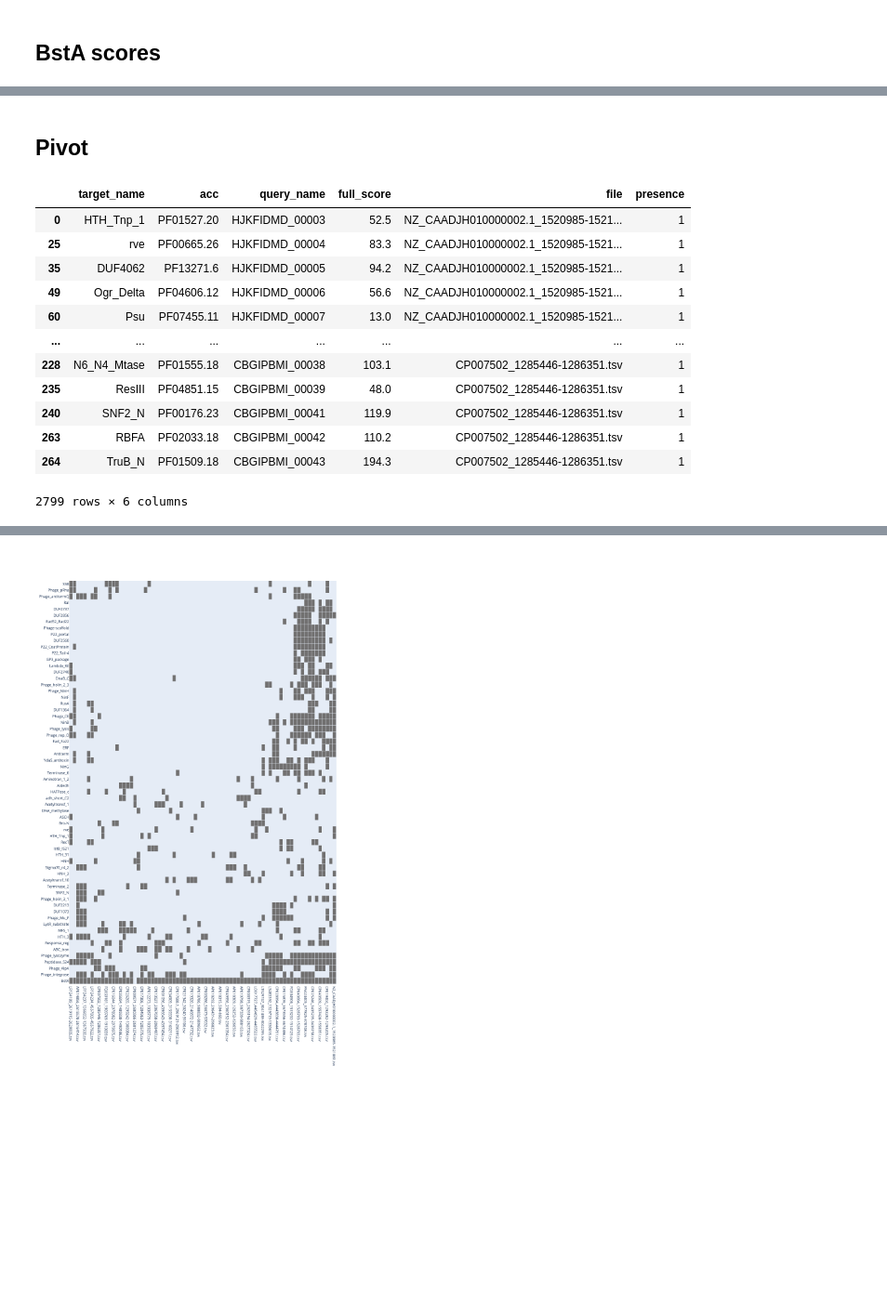
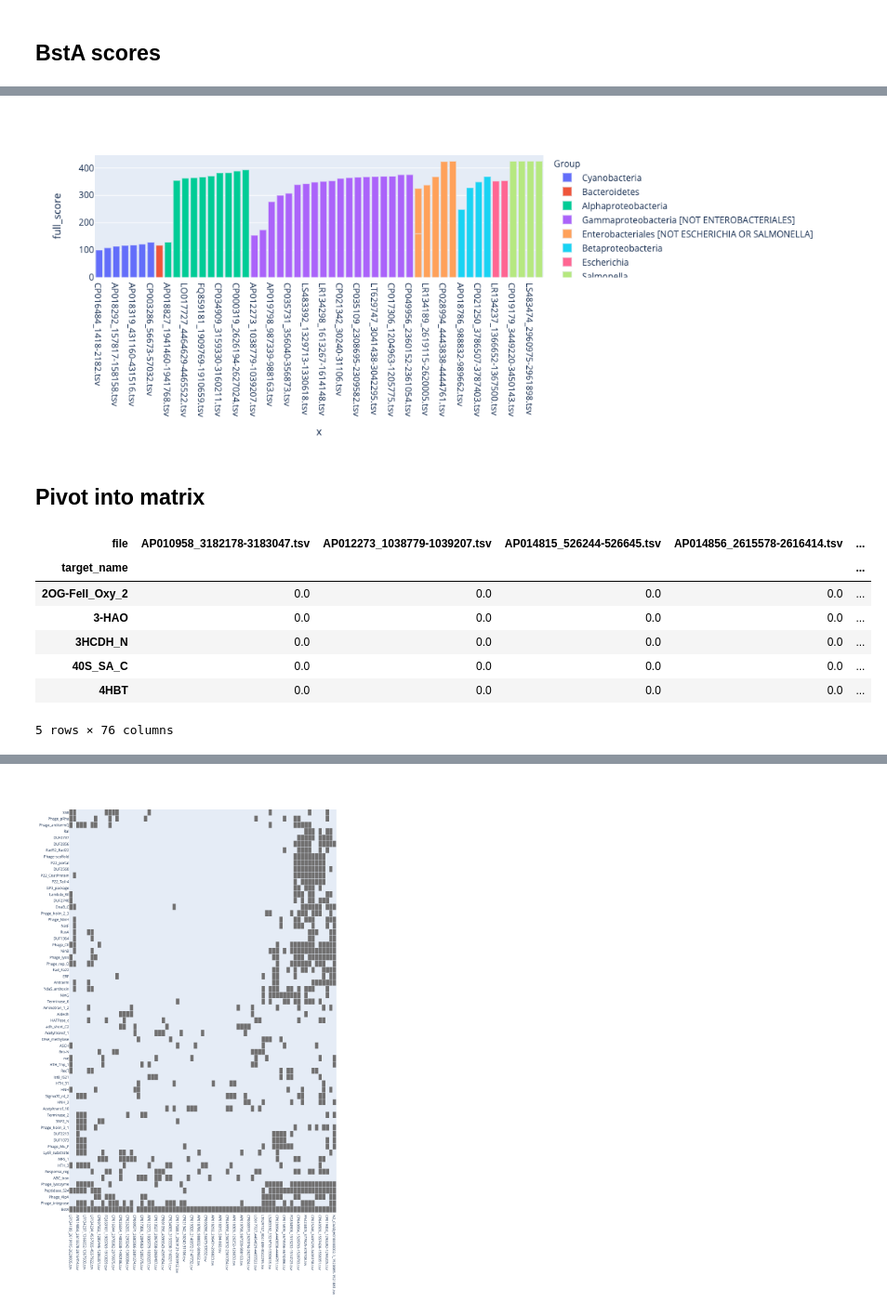
Before and after one commit to baymlab/2020_Owen-BstA, a Jupyter notebook: ipynb_notebook/all_tables.ipynb, the cells around one changed output, grey strips where cells are left out. Shown at 93% size. Saved outputs shown, nothing was run; the diff lists cells and outputs as text; code cells hidden in the pictures; blank space fills up the shorter version.

Commit message:
update plots

```diff
--- a/ipynb_notebook/all_tables.ipynb
+++ b/ipynb_notebook/all_tables.ipynb
@@ -70,5 +54,24 @@ fig.show()
+# %%
+df_xls = pd.read_excel('../data/Curated homolog list.xlsx')
+
+df_xls = df_xls[df_xls['Accession'].notnull()]
+df_xls['Hit start'] = df_xls['Hit start'].astype(int)
+df_xls['Hit end'] = df_xls['Hit end'].astype(int)
+
+df_xls['file'] = df_xls['Accession'] + '_' + df_xls['Hit start'].astype(str) + '-' + df_xls['Hit end'].astype(str) + '.tsv'
+df_xls = df_xls.set_index('file')
+
+join_df = df_xls.join(bsta_scores, how='left', on='file')
+
+de = join_df[join_df['full_score'].notnull()]
+de = de.sort_values(by='full_score')
+
+fig = px.bar(de, x=de.index, y='full_score', color='Group')
+fig.show()
+# %% [output]
+[figure, added]
 # %% [markdown]
-## Pivot
+## Pivot into matrix
 # %%
 cond = df_all[['target_name', 'acc', 'query_name', 'full_score', 'file']].copy()
 cond['presence'] = [1] * len(cond)
@@ -75,16 +83,0 @@ cond['presence'] = [1] * len(cond)
-# %%
-cond
-# %% [output]
-|  | target_name | acc | query_name | full_score | file | presence |
-| 0 | HTH_Tnp_1 | PF01527.20 | HJKFIDMD_00003 | 52.5 | NZ_CAADJH010000002.1_1520985-1521... | 1 |
-| 25 | rve | PF00665.26 | HJKFIDMD_00004 | 83.3 | NZ_CAADJH010000002.1_1520985-1521... | 1 |
-| 35 | DUF4062 | PF13271.6 | HJKFIDMD_00005 | 94.2 | NZ_CAADJH010000002.1_1520985-1521... | 1 |
-| 49 | Ogr_Delta | PF04606.12 | HJKFIDMD_00006 | 56.6 | NZ_CAADJH010000002.1_1520985-1521... | 1 |
-| 60 | Psu | PF07455.11 | HJKFIDMD_00007 | 13.0 | NZ_CAADJH010000002.1_1520985-1521... | 1 |
-| ... | ... | ... | ... | ... | ... | ... |
-| 228 | N6_N4_Mtase | PF01555.18 | CBGIPBMI_00038 | 103.1 | CP007502_1285446-1286351.tsv | 1 |
-| 235 | ResIII | PF04851.15 | CBGIPBMI_00039 | 48.0 | CP007502_1285446-1286351.tsv | 1 |
-| 240 | SNF2_N | PF00176.23 | CBGIPBMI_00041 | 119.9 | CP007502_1285446-1286351.tsv | 1 |
-| 263 | RBFA | PF02033.18 | CBGIPBMI_00042 | 110.2 | CP007502_1285446-1286351.tsv | 1 |
-| 264 | TruB_N | PF01509.18 | CBGIPBMI_00043 | 194.3 | CP007502_1285446-1286351.tsv | 1 |
-2799 rows × 6 columns
@@ -97,2 +84,13 @@ matrix = matrix.fillna(0)
+# %%
+matrix.head()
+# %% [output]
+| file | AP010958_3182178-3183047.tsv | AP012273_1038779-1039207.tsv | AP014815_526244-526645.tsv | AP014856_2615578-2616414.tsv | ... |
+| target_name |  |  |  |  | ... |
+| 2OG-FeII_Oxy_2 | 0.0 | 0.0 | 0.0 | 0.0 | ... |
+| 3-HAO | 0.0 | 0.0 | 0.0 | 0.0 | ... |
+| 3HCDH_N | 0.0 | 0.0 | 0.0 | 0.0 | ... |
+| 40S_SA_C | 0.0 | 0.0 | 0.0 | 0.0 | ... |
+| 4HBT | 0.0 | 0.0 | 0.0 | 0.0 | ... |
+5 rows × 76 columns
 # %%
 matrix10 = matrix[matrix.sum(axis=1) > 5]
```
Also changed, not shown: parts of 20 cells of this notebook.
